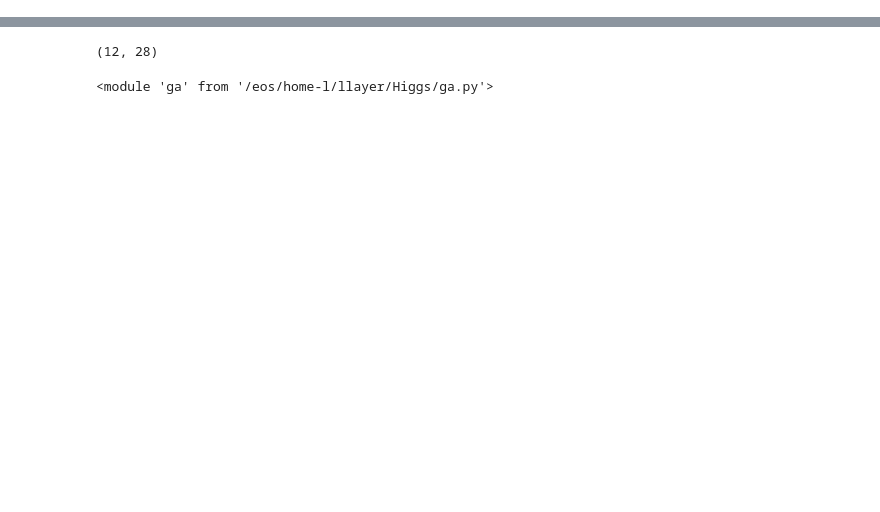
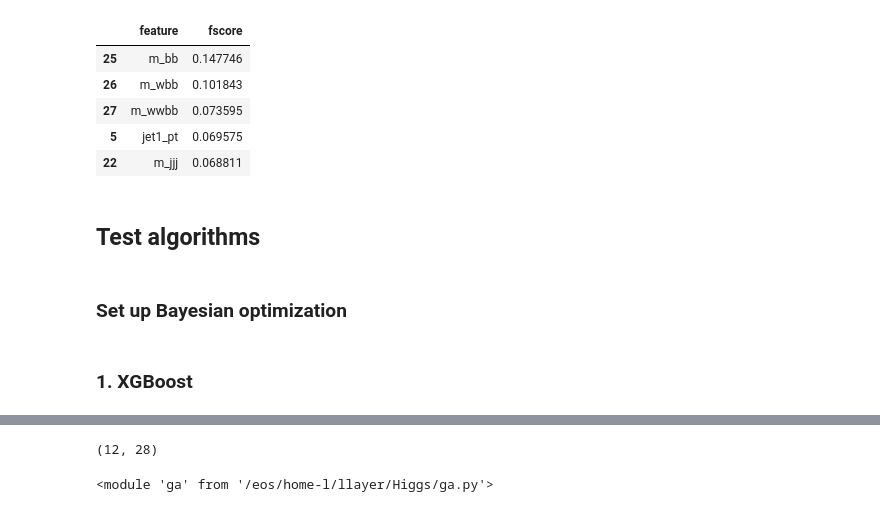
Before and after one commit to llayer/ml_exercise, a Jupyter notebook: Higgs.ipynb, the cells around one changed output, grey strips where cells are left out. Saved outputs shown, nothing was run; the diff lists cells and outputs as text; code cells hidden in the pictures; blank space fills up the shorter version.

```diff
--- a/Higgs.ipynb
+++ b/Higgs.ipynb
@@ -4,6 +33,6 @@ import numpy as np
 # %%
-sig = pd.read_hdf('higgs_signal.h5')
-bkg = pd.read_hdf('higgs_bkg.h5')
+sig = pd.read_hdf('ml_exercise/higgs_signal.h5')
+bkg = pd.read_hdf('ml_exercise/higgs_bkg.h5')
 # %%
 sig.head()
 # %% [output]
@@ -24,0 +86,19 @@ labels = data[['label']].values.ravel()
+# %%
+fscore = list(model_bdt.feature_importances_)
+feature_importance = pd.DataFrame(list(data.drop(['label'], axis=1)))
+feature_importance['f-score'] = fscore
+feature_importance.columns = ['feature', 'fscore']
+feature_importance = feature_importance.sort_values(by=['fscore'], ascending=False)
+# %%
+feature_importance.head()
+# %% [output]
+|  | feature | fscore |
+| 25 | m_bb | 0.147746 |
+| 26 | m_wbb | 0.101843 |
+| 27 | m_wwbb | 0.073595 |
+| 5 | jet1_pt | 0.069575 |
+| 22 | m_jjj | 0.068811 |
+# %% [markdown]
+## Test algorithms
+# %% [markdown]
+### Set up Bayesian optimization
@@ -24,0 +228,2 @@ labels = data[['label']].values.ravel()
+# %% [markdown]
+### 1. XGBoost
```
Also changed, not shown: parts of 47 cells of this notebook.
